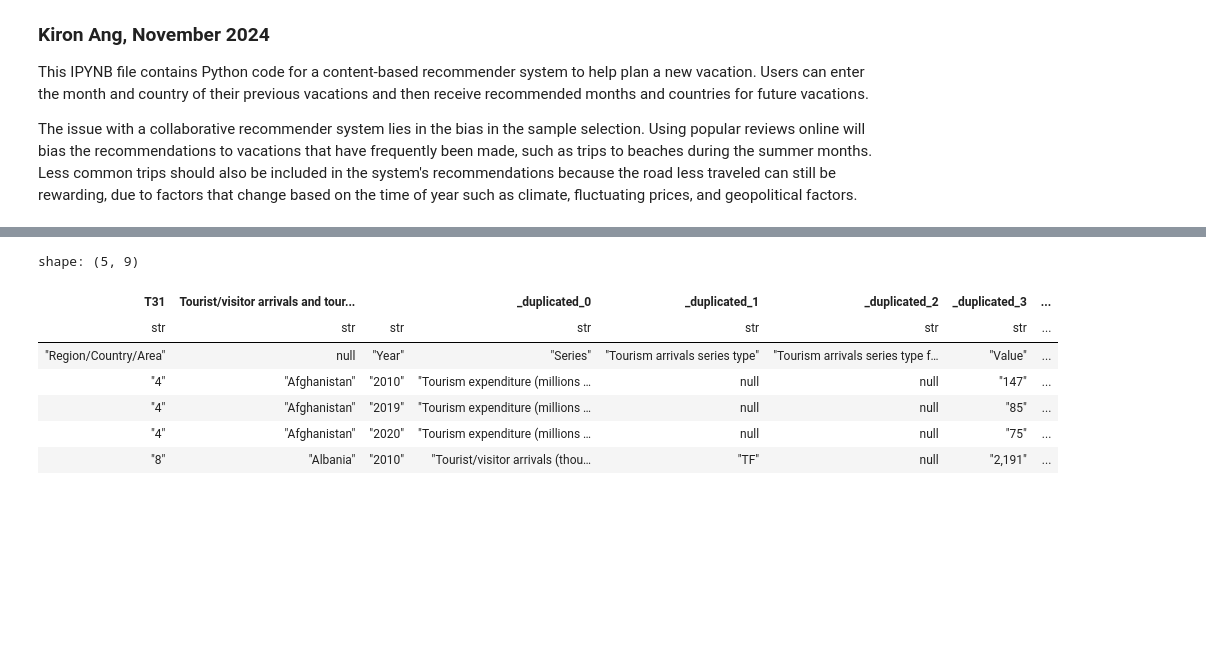
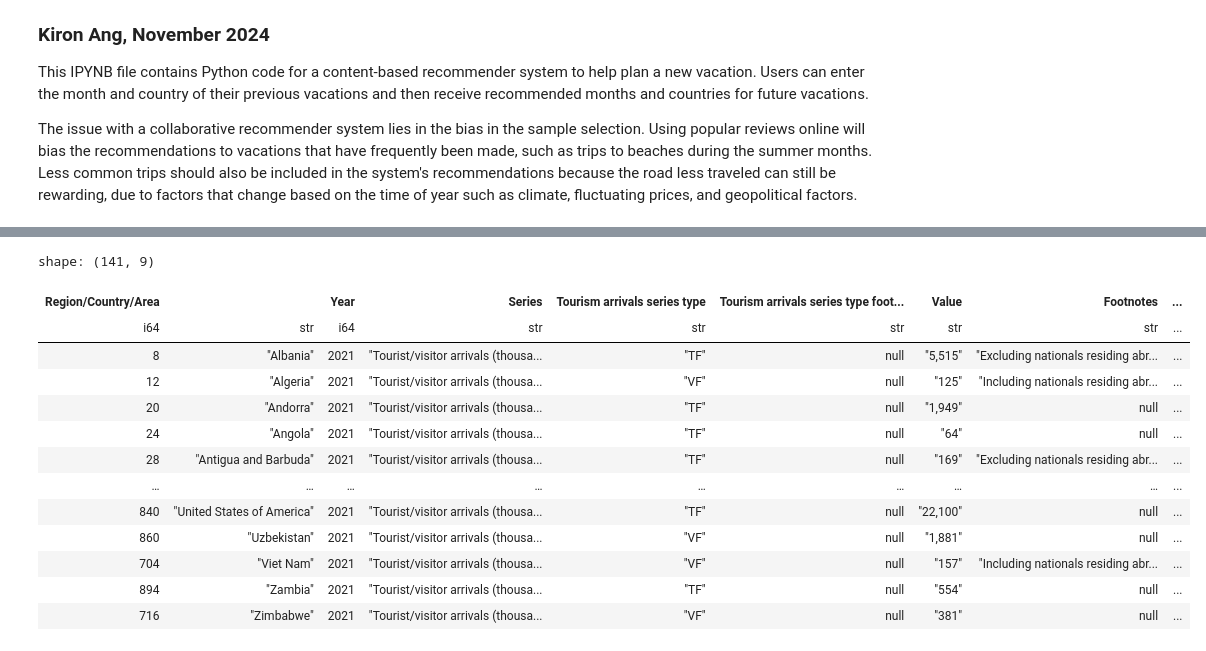
Before and after one commit to Kiron-Ang/DSC, a Jupyter notebook: vacation_recommender_system.ipynb, the cells around one changed output, grey strips where cells are left out. Saved outputs shown, nothing was run; the diff lists cells and outputs as text; code cells hidden in the pictures; blank space fills up the shorter version.

Commit message:
Filter UN data several times before merging dataframes

```diff
--- a/vacation_recommender_system.ipynb
+++ b/vacation_recommender_system.ipynb
@@ -99,26 +85,36 @@ IPython.display.display(month_dropdown,
 # %%
-# Read in official United Nations data
-# available at data.un.org
-# For now, just compare countries based on
-# tourism expenditure, crime, and GDP
+# data.un.org
 
-link = "https://data.un.org/_Docs/SYB/CSV/SYB66_176_202310_Tourist-Visitors%20Arrival%20and%20Expenditure.csv"
-tourism = polars.read_csv(link, encoding = "latin-1")
+tourism = polars.read_csv("https://data.un.org/_Docs/SYB/CSV/SYB66_176_202310_Tourist-Visitors%20Arrival%20and%20Expenditure.csv", encoding = "latin-1", skip_rows = 1)
+gdp = polars.read_csv("https://data.un.org/_Docs/SYB/CSV/SYB66_230_202310_GDP%20and%20GDP%20Per%20Capita.csv", encoding = "latin-1", skip_rows = 1)
+crime = polars.read_csv("https://data.un.org/_Docs/SYB/CSV/SYB66_328_202310_Intentional%20homicides%20and%20other%20crimes.csv", encoding = "latin-1", skip_rows = 1, infer_schema = False)
 
-link = "https://data.un.org/_Docs/SYB/CSV/SYB66_230_202310_GDP%20and%20GDP%20Per%20Capita.csv"
-gdp = polars.read_csv(link, encoding = "latin-1")
+tourism = tourism.filter(tourism["Year"] == 2021)
+gdp = gdp.filter(gdp["Year"] == 2021)
+crime = crime.filter(crime["Year"] == "2021")
 
-link = "https://data.un.org/_Docs/SYB/CSV/SYB66_328_202310_Intentional%20homicides%20and%20other%20crimes.csv"
-crime = polars.read_csv(link, encoding = "latin-1")
+tourism = tourism.filter(tourism[:, 1].is_in(countries))
+gdp = gdp.filter(gdp[:, 1].is_in(countries))
+crime = crime.filter(crime[:, 1].is_in(countries))
+
+tourism = tourism.filter(tourism["Series"] == "Tourist/visitor arrivals (thousands)")
+gdp = gdp.filter(gdp["Series"] == "GDP per capita (US dollars)")
+crime = crime.filter(crime["Series"] == "Assault rate per 100,000 population")
 # %%
-tourism.head()
+tourism
 # %% [output]
-shape: (5, 9)
+shape: (141, 9)
-| T31 | Tourist/visitor arrivals and tour... |  | _duplicated_0 | _duplicated_1 | _duplicated_2 | _duplicated_3 | ... |
-| str | str | str | str | str | str | str | ... |
-| "Region/Country/Area" | null | "Year" | "Series" | "Tourism arrivals series type" | "Tourism arrivals series type f… | "Value" | ... |
-| "4" | "Afghanistan" | "2010" | "Tourism expenditure (millions … | null | null | "147" | ... |
-| "4" | "Afghanistan" | "2019" | "Tourism expenditure (millions … | null | null | "85" | ... |
-| "4" | "Afghanistan" | "2020" | "Tourism expenditure (millions … | null | null | "75" | ... |
-| "8" | "Albania" | "2010" | "Tourist/visitor arrivals (thou… | "TF" | null | "2,191" | ... |
+| Region/Country/Area |  | Year | Series | Tourism arrivals series type | Tourism arrivals series type foot... | Value | Footnotes | ... |
+| i64 | str | i64 | str | str | str | str | str | ... |
+| 8 | "Albania" | 2021 | "Tourist/visitor arrivals (thousa... | "TF" | null | "5,515" | "Excluding nationals residing abr... | ... |
+| 12 | "Algeria" | 2021 | "Tourist/visitor arrivals (thousa... | "VF" | null | "125" | "Including nationals residing abr... | ... |
+| 20 | "Andorra" | 2021 | "Tourist/visitor arrivals (thousa... | "TF" | null | "1,949" | null | ... |
+| 24 | "Angola" | 2021 | "Tourist/visitor arrivals (thousa... | "TF" | null | "64" | null | ... |
+| 28 | "Antigua and Barbuda" | 2021 | "Tourist/visitor arrivals (thousa... | "TF" | null | "169" | "Excluding nationals residing abr... | ... |
+| … | … | … | … | … | … | … | … | ... |
+| 840 | "United States of America" | 2021 | "Tourist/visitor arrivals (thousa... | "TF" | null | "22,100" | null | ... |
+| 860 | "Uzbekistan" | 2021 | "Tourist/visitor arrivals (thousa... | "VF" | null | "1,881" | null | ... |
+| 704 | "Viet Nam" | 2021 | "Tourist/visitor arrivals (thousa... | "VF" | null | "157" | "Including nationals residing abr... | ... |
+| 894 | "Zambia" | 2021 | "Tourist/visitor arrivals (thousa... | "TF" | null | "554" | null | ... |
+| 716 | "Zimbabwe" | 2021 | "Tourist/visitor arrivals (thousa... | "VF" | null | "381" | null | ... |
 # %%
```
Also changed, not shown: parts of 6 cells of this notebook.
